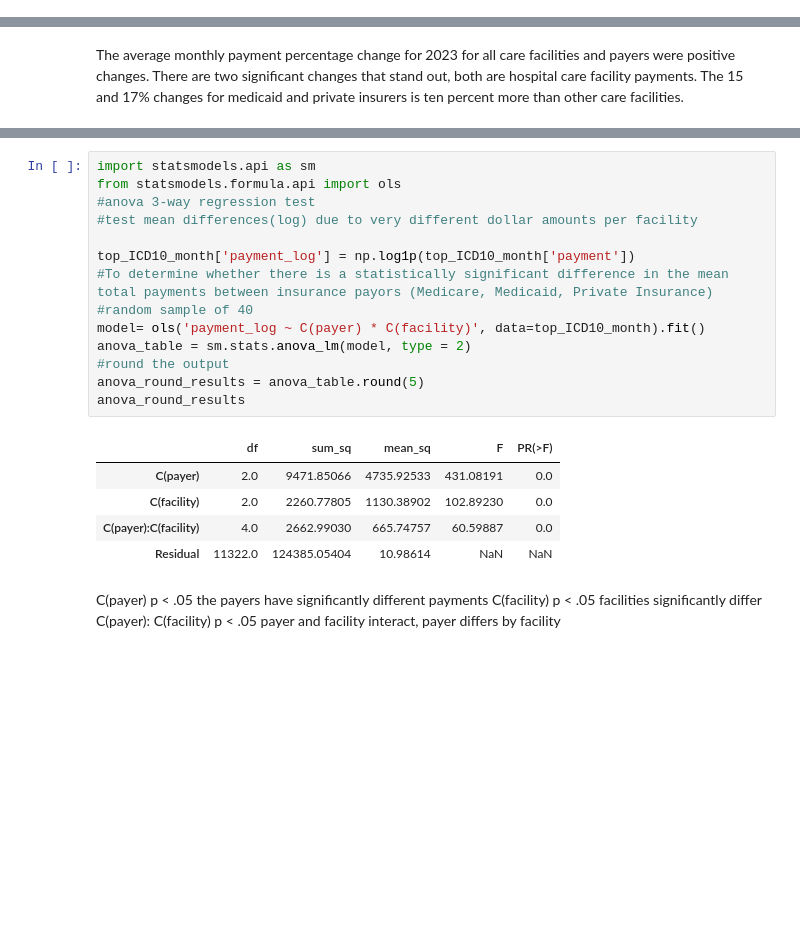
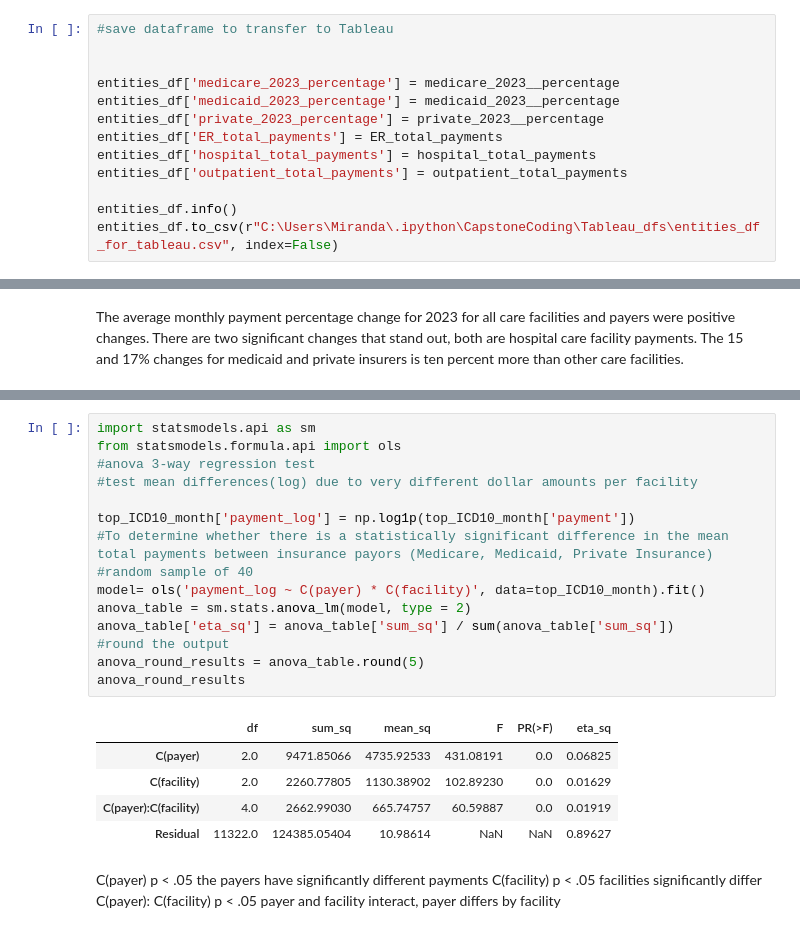
Before and after one commit to mha2112/Insurers, a Jupyter notebook: analysis.ipynb, the cells around one changed output, grey strips where cells are left out. Saved outputs shown, nothing was run; the diff lists cells and outputs as text; blank space fills up the shorter version.

```diff
--- a/analysis.ipynb
+++ b/analysis.ipynb
@@ -309,0 +293,13 @@ memory usage: 822.7+ KB
+# %%
+#save dataframe to transfer to Tableau
+
+
+entities_df['medicare_2023_percentage'] = medicare_2023__percentage
+entities_df['medicaid_2023_percentage'] = medicaid_2023__percentage
+entities_df['private_2023_percentage'] = private_2023__percentage
+entities_df['ER_total_payments'] = ER_total_payments
+entities_df['hospital_total_payments'] = hospital_total_payments
+entities_df['outpatient_total_payments'] = outpatient_total_payments
+
+entities_df.info()
+entities_df.to_csv(r"C:\Users\Miranda\.ipython\CapstoneCoding\Tableau_dfs\entities_df_for_tableau.csv", index=False)
@@ -629,23 +649,24 @@ memory usage: 442.7+ KB
 # %%
 import statsmodels.api as sm
 from statsmodels.formula.api import ols
 #anova 3-way regression test
 #test mean differences(log) due to very different dollar amounts per facility
 
 top_ICD10_month['payment_log'] = np.log1p(top_ICD10_month['payment'])
 #To determine whether there is a statistically significant difference in the mean total payments between insurance payors (Medicare, Medicaid, Private Insurance)
 #random sample of 40
 model= ols('payment_log ~ C(payer) * C(facility)', data=top_ICD10_month).fit()
 anova_table = sm.stats.anova_lm(model, type = 2)
+anova_table['eta_sq'] = anova_table['sum_sq'] / sum(anova_table['sum_sq'])
 #round the output
 anova_round_results = anova_table.round(5)
 anova_round_results
 # %% [output]
-|  | df | sum_sq | mean_sq | F | PR(>F) |
-| C(payer) | 2.0 | 9471.85066 | 4735.92533 | 431.08191 | 0.0 |
-| C(facility) | 2.0 | 2260.77805 | 1130.38902 | 102.89230 | 0.0 |
-| C(payer):C(facility) | 4.0 | 2662.99030 | 665.74757 | 60.59887 | 0.0 |
-| Residual | 11322.0 | 124385.05404 | 10.98614 | NaN | NaN |
+|  | df | sum_sq | mean_sq | F | PR(>F) | eta_sq |
+| C(payer) | 2.0 | 9471.85066 | 4735.92533 | 431.08191 | 0.0 | 0.06825 |
+| C(facility) | 2.0 | 2260.77805 | 1130.38902 | 102.89230 | 0.0 | 0.01629 |
+| C(payer):C(facility) | 4.0 | 2662.99030 | 665.74757 | 60.59887 | 0.0 | 0.01919 |
+| Residual | 11322.0 | 124385.05404 | 10.98614 | NaN | NaN | 0.89627 |
 # %% [markdown]
 C(payer) p < .05 the payers have significantly different payments
 C(facility) p < .05 facilities significantly differ
```
Also changed, not shown: parts of 7 cells of this notebook, 1 other file.
